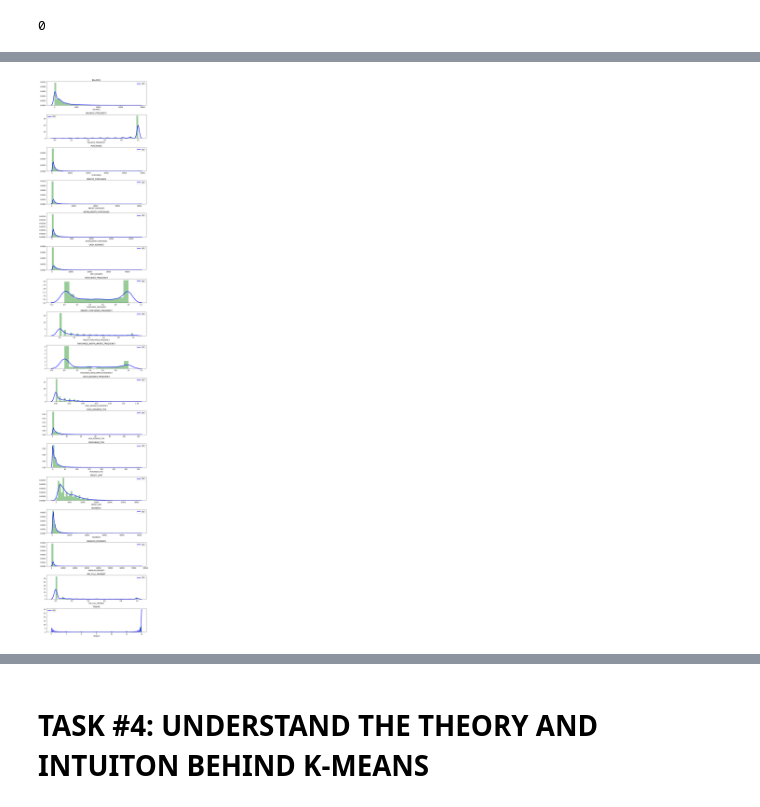
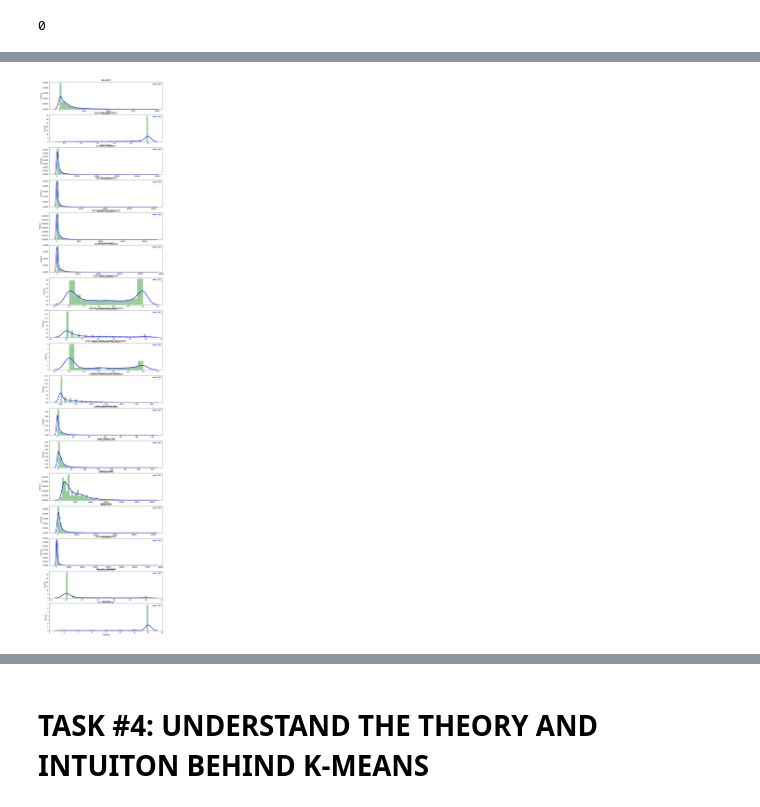
Before and after one commit to wellmej/DataScienceUseCases, a Jupyter notebook: Case2_My_Marketing_Department.ipynb, the cells around one changed output, grey strips where cells are left out. Cells and saved outputs as stored; diff of their text form; code cells hidden in the pictures.

```diff
--- a/Case2_My_Marketing_Department.ipynb
+++ b/Case2_My_Marketing_Department.ipynb
@@ -237,3 +237,4 @@ TENURE                              0
 dtype: int64
 # %%
 # Fill up the missing elements with mean of the 'CREDIT_LIMIT'
+credit_card_df.loc[(credit_card_df['CREDIT_LIMIT'].isnull() == True), 'CREDIT_LIMIT'] = credit_card_df['CREDIT_LIMIT'].mean()
@@ -247,3 +278,4 @@ dtype: int64
 0
 # %%
 # Let's drop Customer ID since it has no meaning here
+credit_card_df.drop('CUST_ID', axis = 1, inplace = True)
@@ -270,18 +312,32 @@ Index(['BALANCE', 'BALANCE_FREQUENCY', 'PURCHASES', 'ONEOFF_PURCHASES',
 # %%
 # distplot combines the matplotlib.hist function with seaborn kdeplot()
 # KDE Plot represents the Kernel Density Estimate
 # KDE is used for visualizing the Probability Density of a continuous variable.
 # KDE demonstrates the probability density at different values in a continuous variable.
 
 # Mean of balance is $1500
 # 'Balance_Frequency' for most customers is updated frequently ~1
 # For 'PURCHASES_FREQUENCY', there are two distinct group of customers
 # For 'ONEOFF_PURCHASES_FREQUENCY' and 'PURCHASES_INSTALLMENT_FREQUENCY' most users don't do one off puchases or installment purchases frequently
 # Very small number of customers pay their balance in full 'PRC_FULL_PAYMENT'~0
 # Credit limit average is around $4500
 # Most customers are ~11 years tenure
+
+plt.figure(figsize = (12,60))
+for i in range(len(credit_card_df.columns)):
+  plt.subplot(17, 1, i+1)
+  sns.distplot(credit_card_df[credit_card_df.columns[i]], kde_kws = {'color':'b', 'lw':3, 'label':'KDE'}, hist_kws={'color':'g'})
+  plt.title(credit_card_df.columns[i])
+  plt.legend()
+#  plt.tight_layout
+  print (' ')
+
+
+
+plt.tight_layout
+plt.show()
 # %% [output]
-[figure, old version]
+[figure, new version]
 # %%
 # sns.pairplot(creditcard_df)
 # Correlation between 'PURCHASES' and ONEOFF_PURCHASES & INSTALMENT_PURCHASES
```
Also changed, not shown: parts of 29 cells of this notebook.
